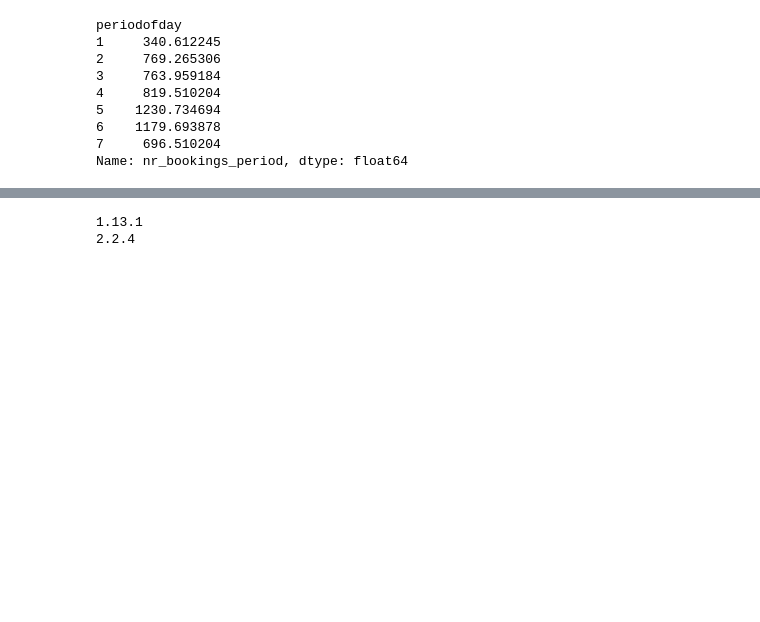
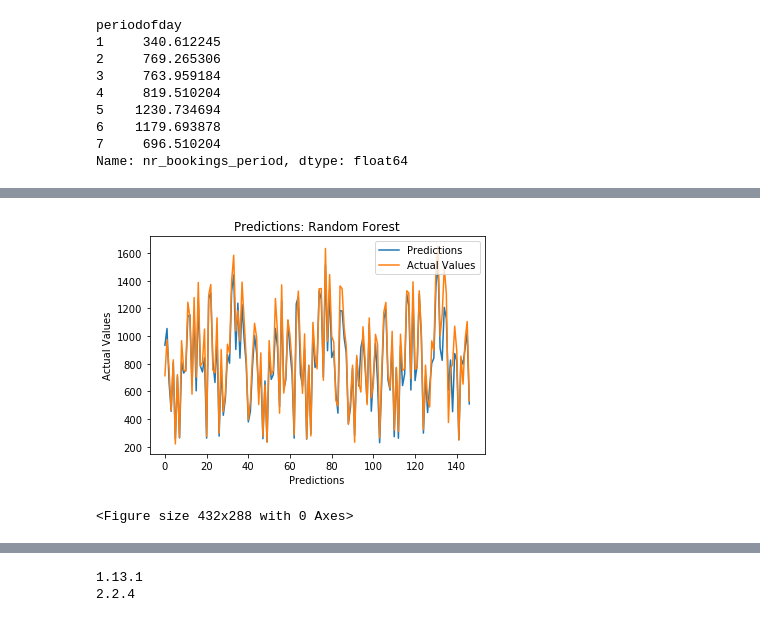
Before and after one commit to dougct/carsharing-prediction, a Jupyter notebook: src/temporal-analyses/Dynamic.ipynb, the cells around one changed output, grey strips where cells are left out. Saved outputs shown, nothing was run; the diff lists cells and outputs as text; code cells hidden in the pictures; blank space fills up the shorter version.

```diff
--- a/src/temporal-analyses/Dynamic.ipynb
+++ b/src/temporal-analyses/Dynamic.ipynb
@@ -410,0 +406,5 @@ Model:  Baseline
+# %%
+plot_results(results, 'Random Forest', 'Expanding')
+# %% [output]
+[figure, added]
+<Figure size 432x288 with 0 Axes>
```
Also changed, not shown: parts of 65 cells of this notebook, 15 other files.
